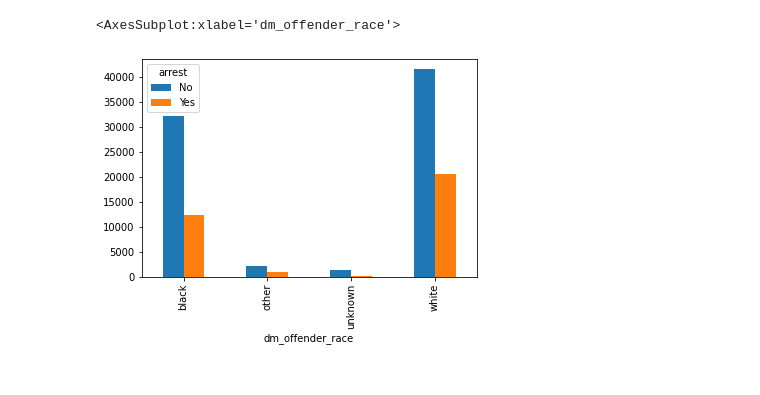
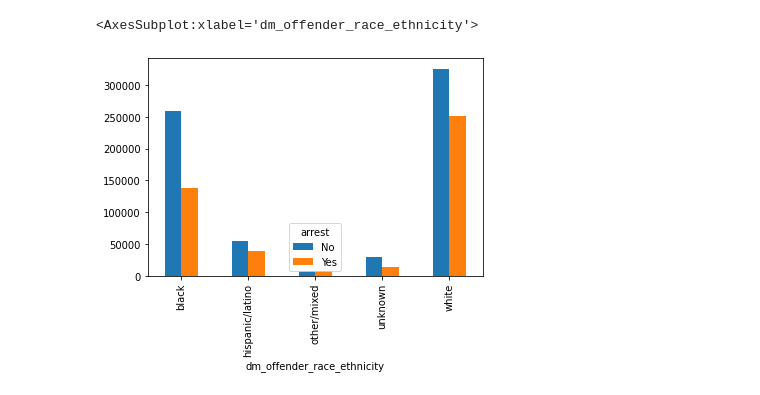
Before and after one commit to predictive-analytics-lab/NIBRS, a Jupyter notebook: notebooks/Lookin.ipynb, the cells around one changed output. Drawn from its saved outputs; the diff is of its cells as text; code cells hidden in the pictures.

```diff
--- a/notebooks/Lookin.ipynb
+++ b/notebooks/Lookin.ipynb
@@ -1,9 +1,9 @@
 # %%
 import pandas as pd
 # %%
-data = pd.read_csv("../data/NIBRS_202011301746.csv")
+data = pd.read_csv("../data/NIBRS_full_all2019_202012091928.csv")
 # %%
-pd.crosstab([data.dm_offender_race], data.arrest).plot(kind='bar')
+pd.crosstab([data.dm_offender_race_ethnicity], data.arrest).plot(kind='bar')
 # %% [output]
-<AxesSubplot:xlabel='dm_offender_race'>
+<AxesSubplot:xlabel='dm_offender_race_ethnicity'>
-[figure, old version]
+[figure, new version]
```
Also changed, not shown: parts of 3 cells of this notebook, 1 other file.
